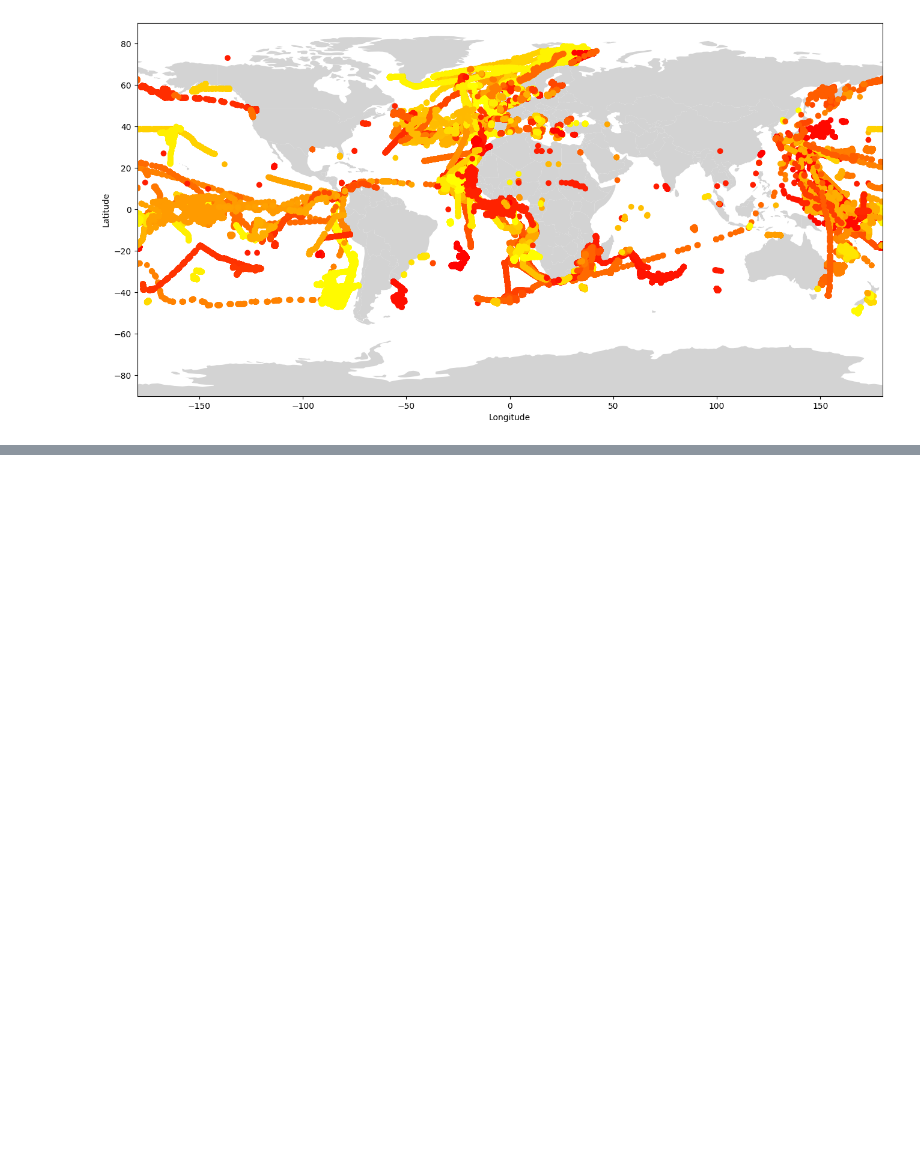
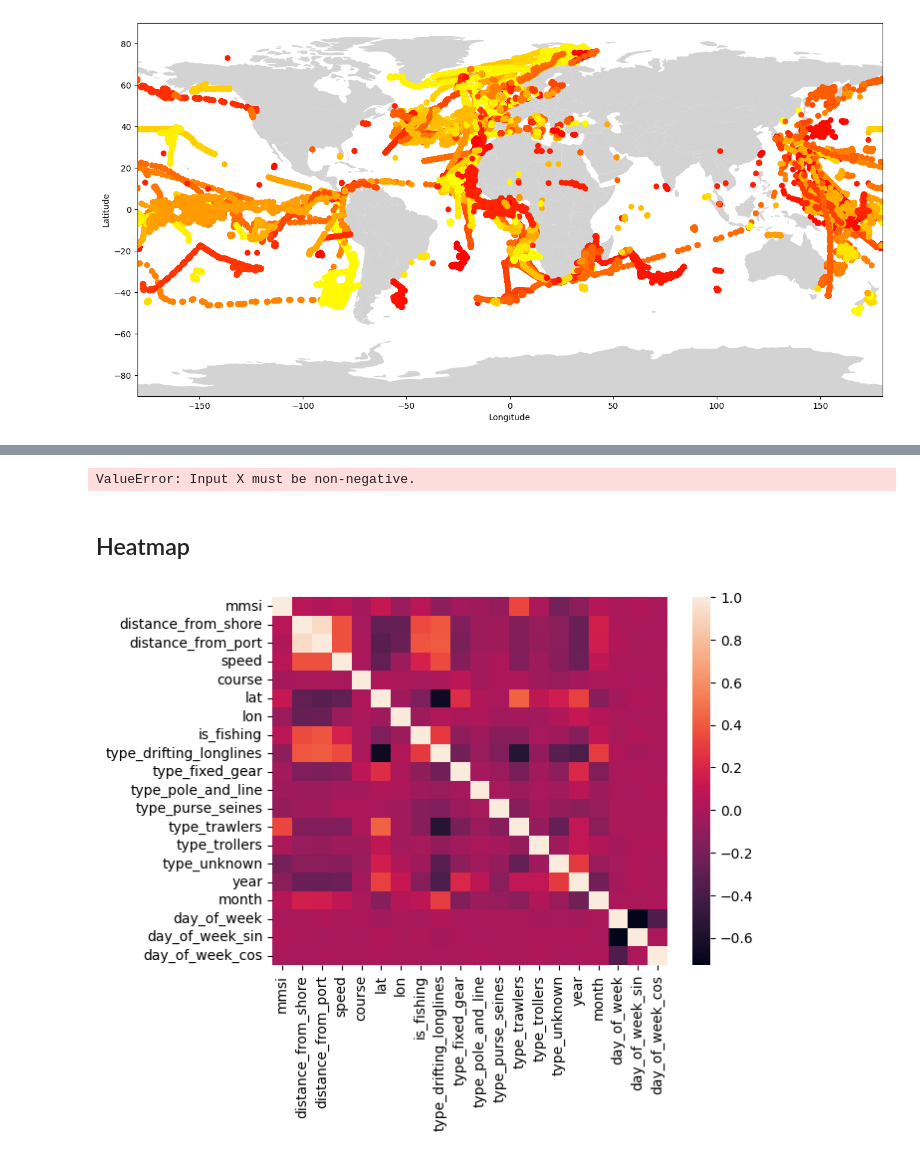
Before and after one commit to DukeDucray/fishing_classification, a Jupyter notebook: notebook/grace.ipynb, the cells around one changed output, grey strips where cells are left out. Drawn from its saved outputs; the diff is of its cells as text; code cells hidden in the pictures; blank space fills up the shorter version.

Commit message:
Correlation calculation

```diff
--- a/notebook/grace.ipynb
+++ b/notebook/grace.ipynb
@@ -311,0 +310,3 @@ plt.show()
+# %%
+# Dropping rows with NAN values
+df_fishing_clean = df_fishing.dropna()
@@ -311,0 +384,6 @@ plt.show()
+# %%
+scores, pvalues = chi2(X,y)
+# %% [output]
+ValueError: Input X must be non-negative.
+# %% [markdown]
+## Heatmap
@@ -311,0 +394,10 @@ plt.show()
+# %%
+data = df_fishing_clean.drop(columns=['date', 'utc_offset'])
+# %%
+# plotting correlation heatmap
+dataplot=sb.heatmap(data.corr())
+
+# displaying heatmap
+mp.show()
+# %% [output]
+[figure, added]
```
Also changed, not shown: parts of 13 cells of this notebook.
